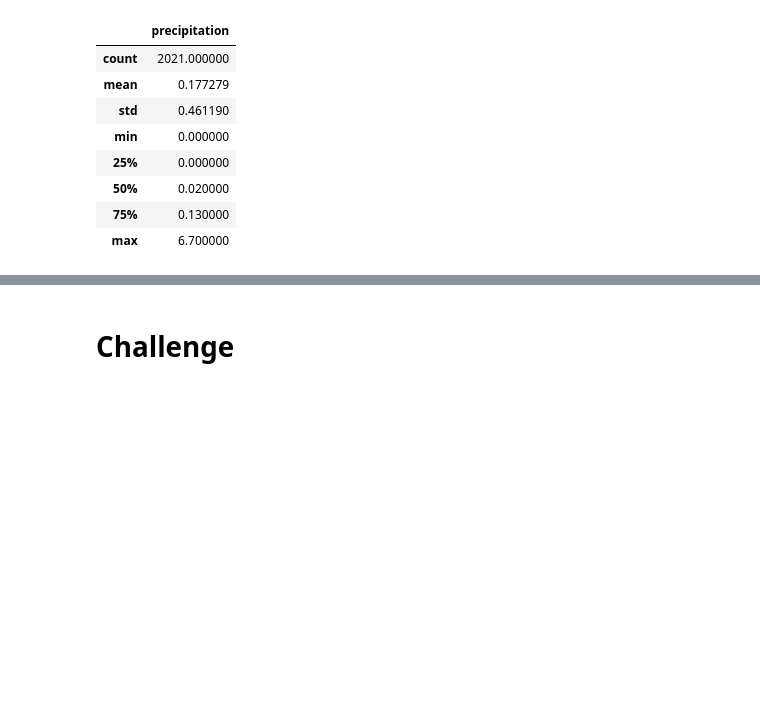
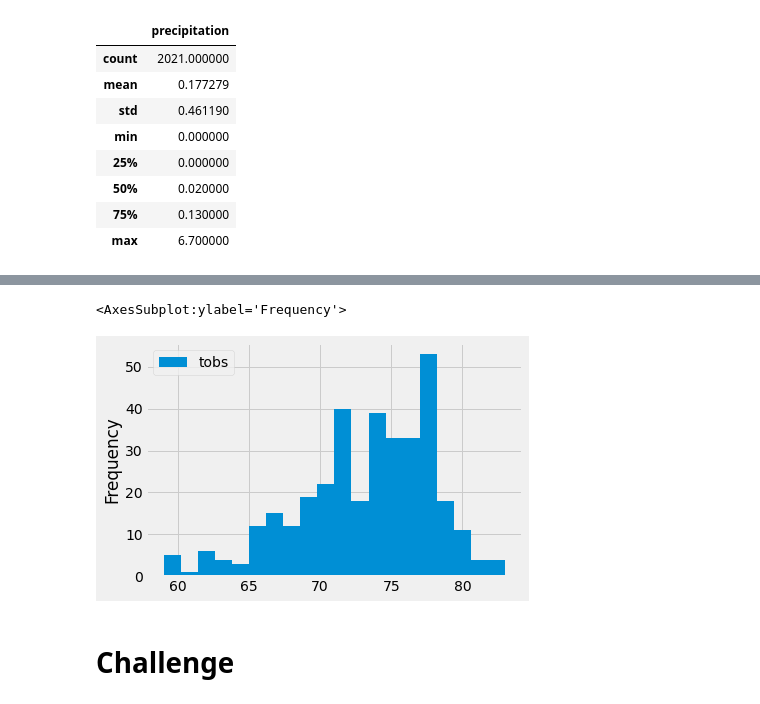
Before and after one commit to RebecaOsorio/Surfs_Up, a Jupyter notebook: climate_analysis.ipynb, the cells around one changed output, grey strips where cells are left out. Saved outputs shown, nothing was run; the diff lists cells and outputs as text; code cells hidden in the pictures; blank space fills up the shorter version.

```diff
--- a/climate_analysis.ipynb
+++ b/climate_analysis.ipynb
@@ -86,3 +123,8 @@ df.describe()
+# %%
+df.plot.hist(bins=20)
+# %% [output]
+<AxesSubplot:ylabel='Frequency'>
+[figure, added]
 # %%
 # Write a function called `calc_temps` that will accept start date and end date in the format '%Y-%m-%d'
 # and return the minimum, average, and maximum temperatures for that range of dates
```
Also changed, not shown: parts of 7 cells of this notebook, 1 other file.
